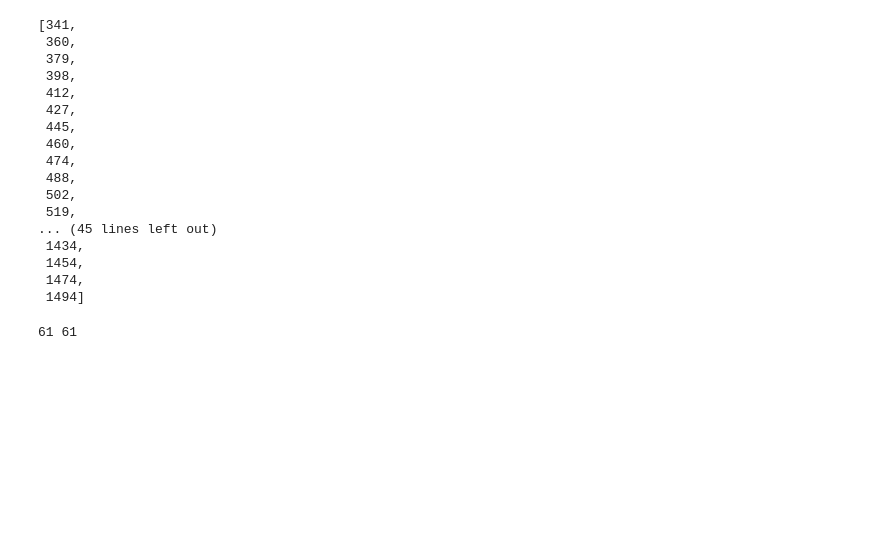
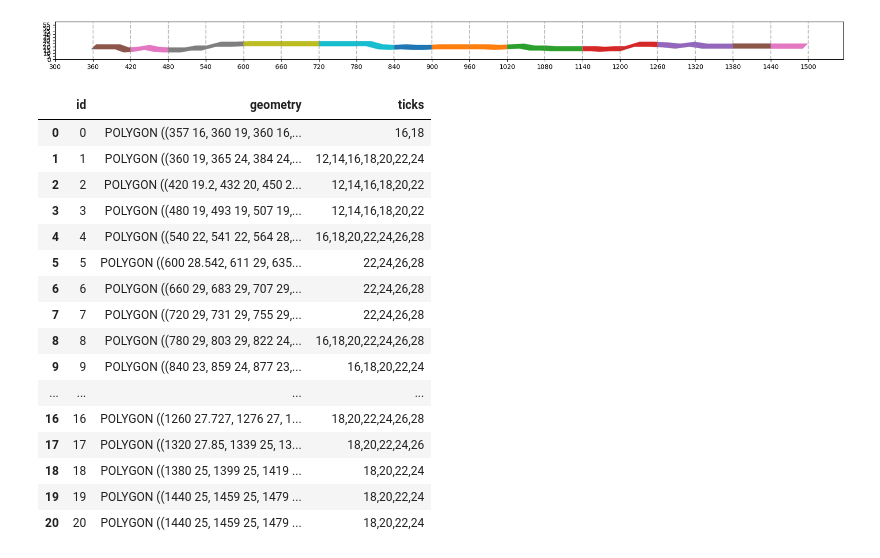
Before and after one commit to gammapopolam/gtfs-feed-vis, a Jupyter notebook: 3_timetable_analysis.ipynb, the cells around one changed output. Drawn from its saved outputs; the diff is of its cells as text; code cells hidden in the pictures; blank space fills up the shorter version.

```diff
--- a/3_timetable_analysis.ipynb
+++ b/3_timetable_analysis.ipynb
@@ -52,27 +28,0 @@ times
-# %%
-def get_seconds(time_str):
-    # split in hh, mm, ss
-    hh, mm, ss = time_str.split(':')
-    return int(hh) * 3600 + int(mm) * 60 + int(ss)
-
-seconds=[get_seconds(t) for t in times]
-minutes=[get_seconds(t)//60 for t in times]
-minutes
-# %% [output]
-[341,
- 360,
- 379,
- 398,
- 412,
- 427,
- 445,
- 460,
- 474,
- 488,
- 502,
- 519,
-... (45 lines left out)
- 1434,
- 1454,
- 1474,
- 1494]
@@ -84,4 +28,0 @@ for i in range(1, len(minutes)):
-# %%
-print(len(minutes), len(timedeltas))
-# %% [output]
-61 61
@@ -87,0 +86,48 @@ print(len(minutes), len(timedeltas))
+# %%
+plt.figure(figsize=(22, 40))
+ax = plt.axes()
+
+gdf=gpd.GeoDataFrame(list(zip(cut_id, polygons)), columns=['id', 'geometry'])
+gdf.set_geometry('geometry', inplace=True)
+gdf.plot('id',ax=ax)
+ax.set_ylim(0, 60)
+ax.set_xticks(list(range(300, 1440+60*2, 60)))
+ax.set_yticks(list(range(0, 60, 5)))
+for t in range(300, 1440+2*60, 60):
+    plt.axvline(t, linestyle='--', color='grey', alpha=0.5)
+# %% [output]
+[figure, added]
+# %%
+gdf=gpd.GeoDataFrame(list(zip(cut_id, polygons)), columns=['id', 'geometry'])
+gdf.set_geometry('geometry', inplace=True)
+gdf['ticks']=''
+for j, row in gdf.iterrows():
+    #print(row.geometry.bounds)
+    minx, miny, maxx, maxy=row['geometry'].bounds
+    possible_lines=list(range(0, 60, 2))
+    real_lines=[]
+    for i in range(len(possible_lines)):
+        if miny<=possible_lines[i]<=maxy:
+            real_lines.append(possible_lines[i])
+    #print(real_lines)
+    gdf.at[j, 'ticks']=','.join(str(x) for x in real_lines)
+gdf['id']=gdf.index
+gdf
+# %% [output]
+|  | id | geometry | ticks |
+| 0 | 0 | POLYGON ((357 16, 360 19, 360 16,... | 16,18 |
+| 1 | 1 | POLYGON ((360 19, 365 24, 384 24,... | 12,14,16,18,20,22,24 |
+| 2 | 2 | POLYGON ((420 19.2, 432 20, 450 2... | 12,14,16,18,20,22 |
+| 3 | 3 | POLYGON ((480 19, 493 19, 507 19,... | 12,14,16,18,20,22 |
+| 4 | 4 | POLYGON ((540 22, 541 22, 564 28,... | 16,18,20,22,24,26,28 |
+| 5 | 5 | POLYGON ((600 28.542, 611 29, 635... | 22,24,26,28 |
+| 6 | 6 | POLYGON ((660 29, 683 29, 707 29,... | 22,24,26,28 |
+| 7 | 7 | POLYGON ((720 29, 731 29, 755 29,... | 22,24,26,28 |
+| 8 | 8 | POLYGON ((780 29, 803 29, 822 24,... | 16,18,20,22,24,26,28 |
+| 9 | 9 | POLYGON ((840 23, 859 24, 877 23,... | 16,18,20,22,24 |
+| ... | ... | ... | ... |
+| 16 | 16 | POLYGON ((1260 27.727, 1276 27, 1... | 18,20,22,24,26,28 |
+| 17 | 17 | POLYGON ((1320 27.85, 1339 25, 13... | 18,20,22,24,26 |
+| 18 | 18 | POLYGON ((1380 25, 1399 25, 1419 ... | 18,20,22,24 |
+| 19 | 19 | POLYGON ((1440 25, 1459 25, 1479 ... | 18,20,22,24 |
+| 20 | 20 | POLYGON ((1440 25, 1459 25, 1479 ... | 18,20,22,24 |
```
Also changed, not shown: parts of 8 cells of this notebook.
